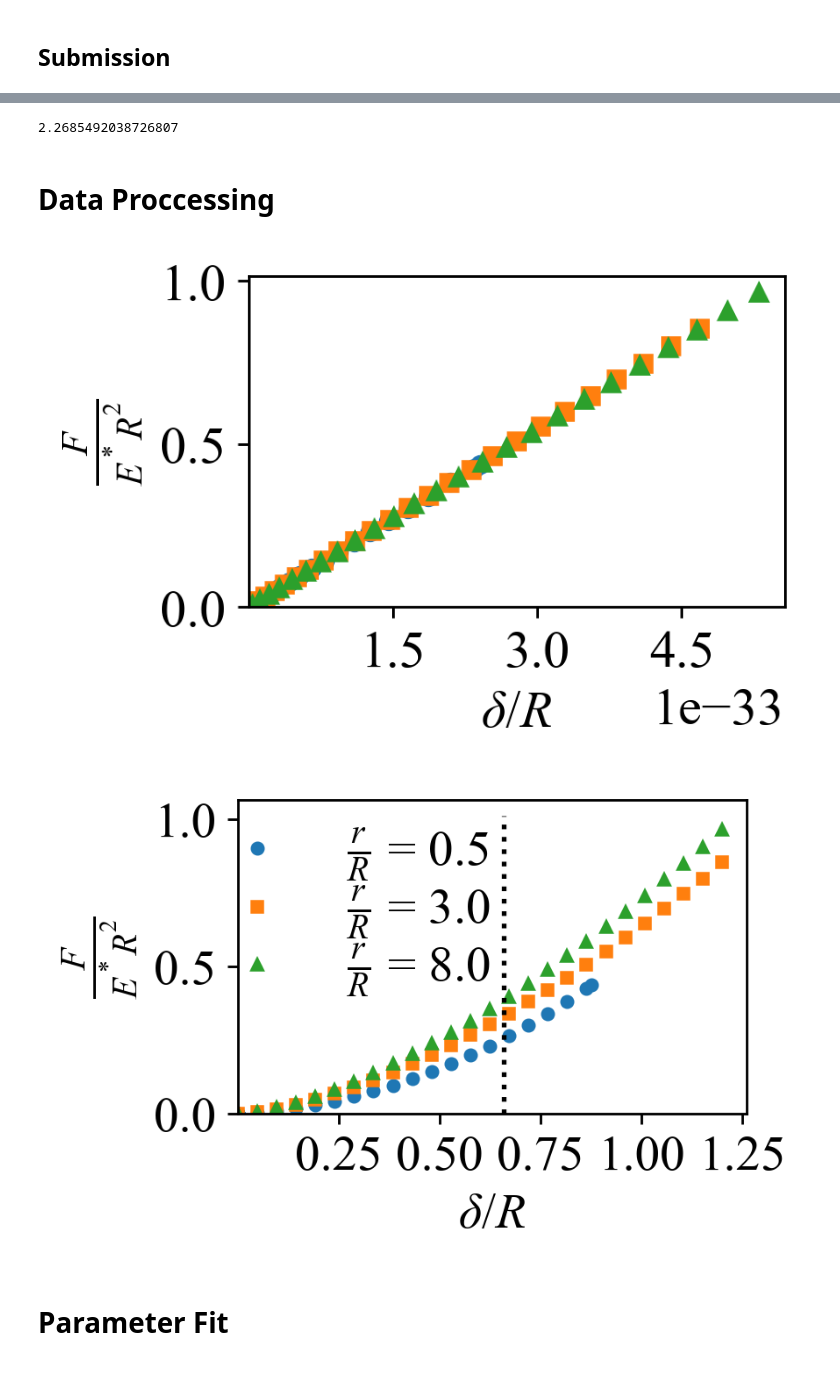
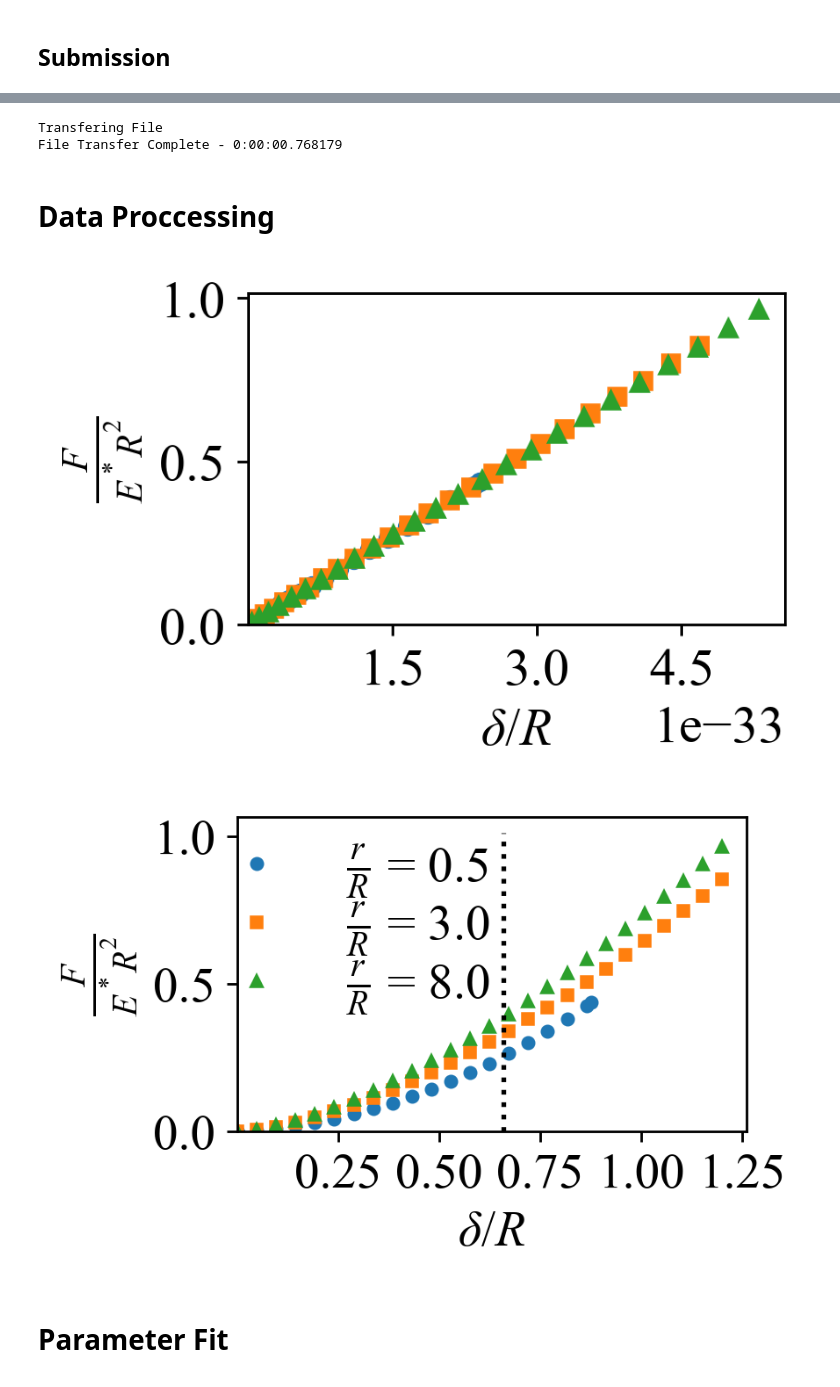
Before and after one commit to Joshua-Giblin-Burnham/ABAQUSAFMSimulations, a Jupyter notebook: ABAQUS Notebook Simulations/axisymmetric/AFM Abaqus Code Test Capped Indentor - Sphere Axisymmetric.ipynb, the cells around one changed output, grey strips where cells are left out. Cells and saved outputs as stored; diff of their text form; code cells hidden in the pictures.

```diff
--- a/ABAQUS Notebook Simulations/axisymmetric/AFM Abaqus Code Test Capped Indentor - Sphere Axisymmetric.ipynb
+++ b/ABAQUS Notebook Simulations/axisymmetric/AFM Abaqus Code Test Capped Indentor - Sphere Axisymmetric.ipynb
@@ -16,15 +16,13 @@ Applying ABAQUS to AFM indentation into elastic spheres of varying radii provide
 import os
 import sys
 import time
+from datetime import timedelta
 import subprocess
 
 # -----------------------------------------------Server commands--------------------------------------------------------
 import paramiko
 from scp import SCPClient
-host = xxxx.ac.uk
-port = 22
-username = xxxxxxxx
-password = xxxxxxxx
+import socket
 
 # ---------------------------------------------Mathematical/Plotting Imports--------------------------------------------
 # Importing relevant maths and graphing modules
@@ -364,37 +444,24 @@ print(t1-t0)
+# %%
+#  ------------------------------------------Remote Sever and Submission Variables------------------------------------------
+remote_server = np.loadtxt('../../ssh/mecheng.csv', dtype=str, delimiter=",")
+proxy_server = np.loadtxt('../../ssh/ssh-gateway.csv', dtype=str, delimiter=",")
+
+home = remote_server[-2]
+localPath = os.getcwd()
+remotePath = home + '/ABAQUS/Capped_Indentor/Conical-Sphere_Indentation2/'
+script = 'AFMtestCapped_Sphere.py'
+abqCommand  = 'cd ' + remotePath + '\n /opt/abaqus2018/abq2018 cae -noGUI ' + script + ' & \n'
+
+# --------------------------------------------------Variables-----------------------------------------------------
+spheres = np.array([2.5, 5 ,10,15,20,30,40,50,60])
+E, v  = 1000, 0.3
+E_eff = E/(1-v**2)
+
+R_indentor = 5
+theta_degrees = 20
+theta = theta_degrees*(np.pi/180)
 # %%
-t0 = time.time()
-
-localPath = os.getcwd()
-remotePath = home + '/ABAQUS/Capped-Sphere_Indentation/'
-
-# Initialise ssh
-ssh_client =paramiko.SSHClient()
-ssh_client.set_missing_host_key_policy(paramiko.AutoAddPolicy())
-ssh_client.connect(host, port, username, password)
-
-# Import data from server
-ftp_client=ssh_client.open_sftp()
-ftp_client.get(remotePath+'U2Base_Results.csv', localPath+'\\U2Base_Results.csv')
-ftp_client.get(remotePath+'RFBase_Results.csv', localPath+'\\RFBase_Results.csv')
-ftp_client.get(remotePath+'U2Indentor_Results.csv', localPath+'\\U2Indentor_Results.csv')
-ftp_client.get(remotePath+'RFIndentor_Results.csv', localPath+'\\RFIndentor_Results.csv')
-
-ftp_client.close()
-ssh_client.close()
-
-t1 = time.time()
-print(t1-t0)
-
-# Import data to variable
-U2Base     = np.array(np.loadtxt('U2Base_Results.csv', delimiter=","))
-RFBase     = np.array(np.loadtxt('RFBase_Results.csv', delimiter=","))
-U2Indentor = np.array(np.loadtxt('U2Indentor_Results.csv', delimiter=","))
-RFIndentor = np.array(np.loadtxt('RFIndentor_Results.csv', delimiter=","))
-
-# Set variable
-v = 0.3
-E=1000
-E_eff = E/(1-v**2)
+U2Base, RFBase, U2Indentor, RFIndentor = RemoteSubmission(remote_server, script, remotePath, localPath, ProxyJump=proxy_server, Submit=False)
 
 # Set force cut off to fit at set maximum indentation force as apposed to depth
 RFmax      = 4*(E_eff*R_indentor**2)
@@ -403,20 +470,11 @@ U2Indentor = np.ma.masked_array(abs(U2Indentor), mask = np.ma.getmask(RFIndentor
 RFBase     = np.ma.masked_array(RFBase, mask = np.ma.getmask(RFIndentor))
 U2Base     = np.ma.masked_array(U2Base, mask = np.ma.getmask(RFIndentor))
 # %% [output]
-2.2685492038726807
+Transfering File
+File Transfer Complete - 0:00:00.768179
 # %% [markdown]
 # Data Proccessing
 # %%
-# --------------------------------------------------Variables-----------------------------------------------------
-spheres = np.array([2.5, 5 ,10,15,20,30,40,50,60])
-v = 0.3
-E=1000
-E_eff = E/(1-v**2)
-
-R_indentor = 5
-theta_degrees = 20
-theta = theta_degrees*(np.pi/180)
-
 markers = ['o','s','^','H','D','X']
 # --------------------------------------------------Plot 1-----------------------------------------------------
 fig, ax = plt.subplots(1,1, figsize = (linewidth/2, 1/1.61*linewidth/2))
@@ -425,35 +483,35 @@ for i in range(0,len(U2Base), 3):
 ax.set_xlabel(r'$\delta/R$')
 ax.set_ylabel(r'$\frac{F}{E^*R^2}$')
 ax.set_xlim([0, ax.get_xlim()[1]])
 ax.set_ylim([0, ax.get_ylim()[1]])
 
 plt.gca().xaxis.set_major_locator(MaxNLocator(prune='lower'))
 plt.locator_params(axis='x', nbins=5)
 plt.locator_params(axis='y', nbins=4)
 plt.show()
 
 # --------------------------------------------------Plot 2-----------------------------------------------------
 fig, ax = plt.subplots(1,1, figsize = (linewidth/2, 1/1.61*linewidth/2))
 for i in range(0,len(U2Indentor),3):
     ax.plot(U2Indentor[i]/R_indentor, RFIndentor[i]/(E_eff*R_indentor**2), markers[int(i/3)], ms = 3.5, label = r'$\frac{r}{R}$ = '+str(spheres[i]/R_indentor))
 ax.vlines((1-np.sin(theta)), 0, ax.get_ylim()[1], 'k', ls=':')
 
 ax.set_xlabel(r'$\delta/R$')
 ax.set_ylabel(r'$\frac{F}{E^*R^2}$')
 ax.set_xlim([0, ax.get_xlim()[1]])
 ax.set_ylim([0, ax.get_ylim()[1]])
 ax.legend(frameon=False, labelspacing=0, loc=[-0.1,0.3])
 
 plt.gca().xaxis.set_major_locator(MaxNLocator(prune='lower'))
 plt.locator_params(axis='x', nbins=6)
 plt.locator_params(axis='y', nbins=4)
 
-fig.savefig('C:\\Users\\Joshg\\Documents\\UCL\Masters Project\\Manuscript Figures\\Capped-Sphere-Force_Curve-Indenter.pdf', bbox_inches = 'tight', transparent=True)
+# fig.savefig('/mnt/c/Users/Joshg/Downloads/Manuscript_Figures/Capped-Sphere-Force_Curve-Indenter.pdf', bbox_inches = 'tight', transparent=True)
 
 plt.show()
 # %% [output]
 [figure]
-[figure, old version]
+[figure, new version]
 # %% [markdown]
 # Parameter Fit
 ![Double Contact AFM tip-1.png](attachment:b95e5afb-f6cb-4b7c-a9dd-ea4ce738ad1e.png)
```
Also changed, not shown: parts of 5 cells of this notebook.
